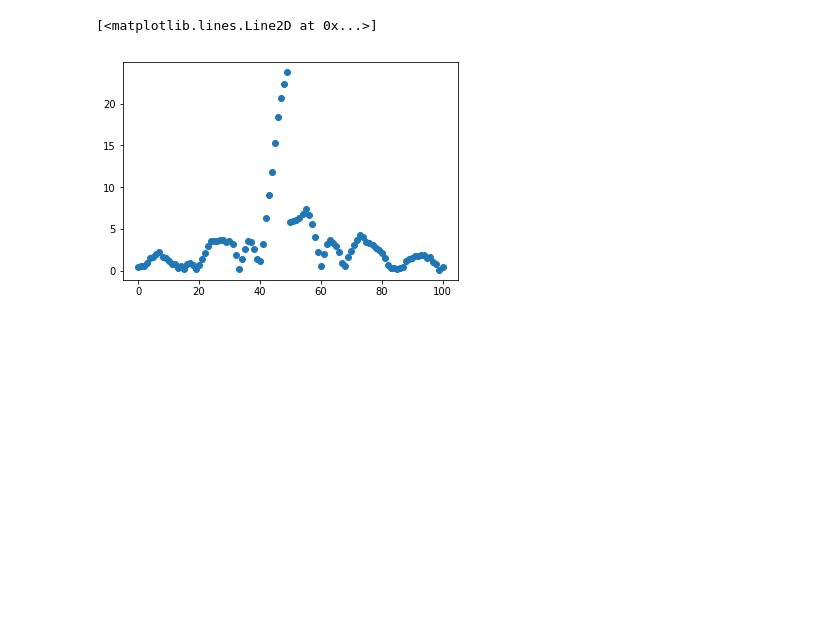
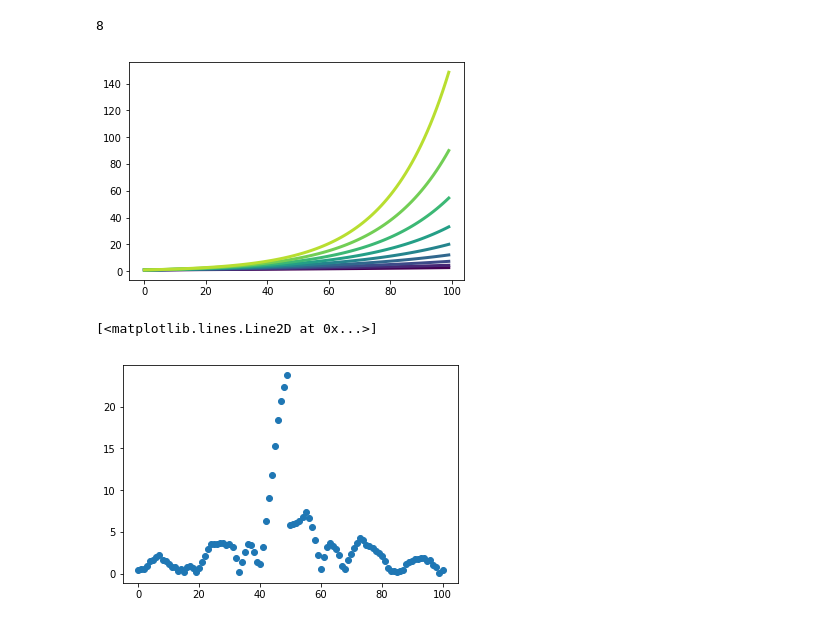
Before and after one commit to NeroCorleone/thesis, a Jupyter notebook: code/plots.ipynb, the cells around one changed output. Drawn from its saved outputs; the diff is of its cells as text; code cells hidden in the pictures; blank space fills up the shorter version.

```diff
--- a/code/plots.ipynb
+++ b/code/plots.ipynb
@@ -4,6 +5,33 @@ import numpy as np
 import csv
 import os
 %matplotlib inline
+# %%
+cmap = ["#440154ff", "#440558ff", "#450a5cff", "#450e60ff", "#451465ff", "#461969ff",
+ "#461d6dff", "#462372ff", "#472775ff", "#472c7aff", "#46307cff", "#45337dff",
+ "#433880ff", "#423c81ff", "#404184ff", "#3f4686ff", "#3d4a88ff", "#3c4f8aff",
+ "#3b518bff", "#39558bff", "#37598cff", "#365c8cff", "#34608cff", "#33638dff",
+ "#31678dff", "#2f6b8dff", "#2d6e8eff", "#2c718eff", "#2b748eff", "#29788eff",
+ "#287c8eff", "#277f8eff", "#25848dff", "#24878dff", "#238b8dff", "#218f8dff",
+ "#21918dff", "#22958bff", "#23988aff", "#239b89ff", "#249f87ff", "#25a186ff",
+ "#25a584ff", "#26a883ff", "#27ab82ff", "#29ae80ff", "#2eb17dff", "#35b479ff",
+ "#3cb875ff", "#42bb72ff", "#49be6eff", "#4ec16bff", "#55c467ff", "#5cc863ff",
+ "#61c960ff", "#6bcc5aff", "#72ce55ff", "#7cd04fff", "#85d349ff", "#8dd544ff",
+ "#97d73eff", "#9ed93aff", "#a8db34ff", "#b0dd31ff", "#b8de30ff", "#c3df2eff",
+ "#cbe02dff", "#d6e22bff", "#e1e329ff", "#eae428ff", "#f5e626ff", "#fde725ff"]
+# %%
+round(len(cmap) / 9)
+# %% [output]
+8
+# %%
+x = np.linspace(0, 1, 100)
+def f(x, a):
+    return(np.exp(a*x))
+# %%
+fig, ax = plt.subplots()
+for index, a in enumerate([1, 1.5, 2, 2.5, 3, 3.5, 4, 4.5, 5]):
+    ax.plot(f(x, a), linewidth=3, color=cmap[index*8])
+# %% [output]
+[figure, added]
 # %%
 def readValues(filename):
     values = []
```
Also changed, not shown: parts of 1 cell of this notebook, 34 other files.
